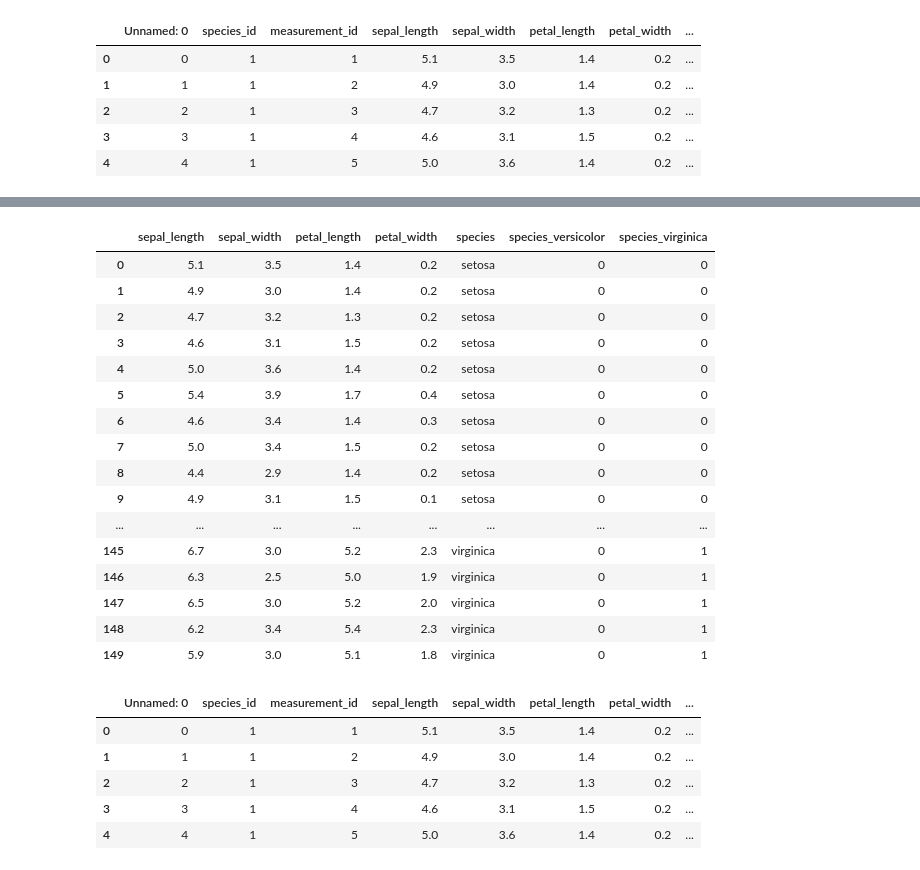
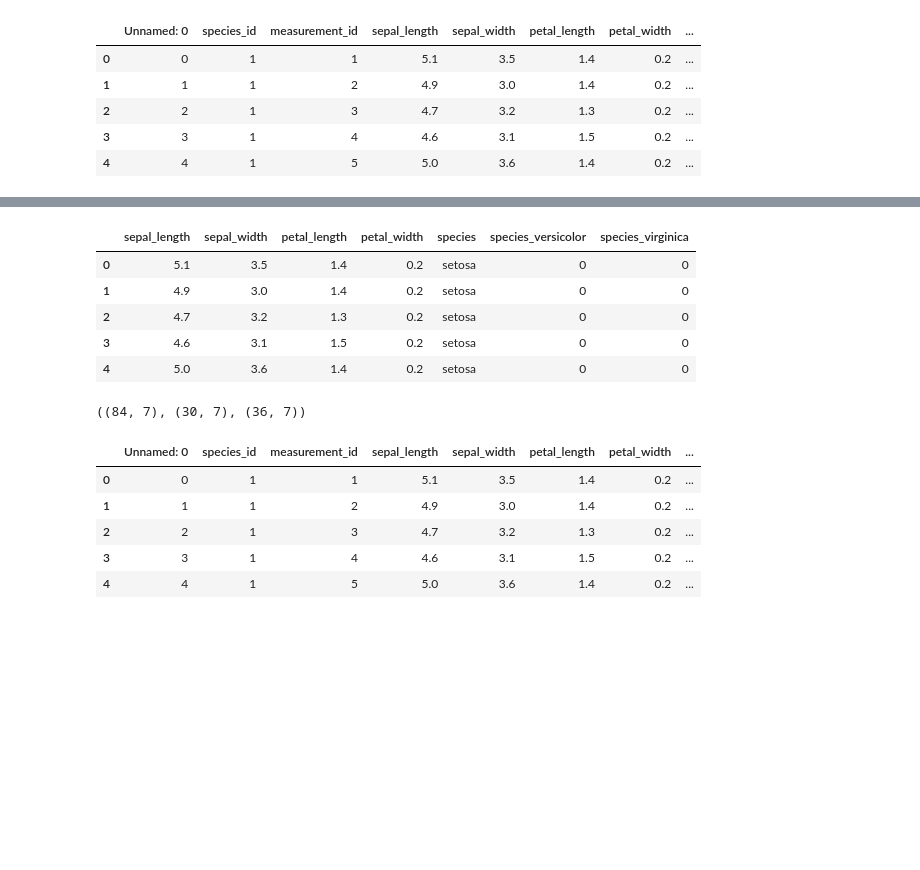
Before and after one commit to lochlynlaskowski/classification-exercises, a Jupyter notebook: classification_exercises..ipynb, the cells around one changed output, grey strips where cells are left out. Saved outputs shown, nothing was run; the diff lists cells and outputs as text; code cells hidden in the pictures; blank space fills up the shorter version.

Commit message:
updated train, test, validate

```diff
--- a/classification_exercises..ipynb
+++ b/classification_exercises..ipynb
@@ -249,8 +249,8 @@ import acquire
 # %%
 from acquire import get_iris_data
 # %%
-df_iris = get_iris_data()
-df_iris.head()
+df = get_iris_data()
+df.head()
 # %% [output]
 |  | Unnamed: 0 | species_id | measurement_id | sepal_length | sepal_width | petal_length | petal_width | ... |
 | 0 | 0 | 1 | 1 | 5.1 | 3.5 | 1.4 | 0.2 | ... |
@@ -263,3 +263,2 @@ columns_to_drop = ['species_id', 'Unnamed: 0', 'measurement_id']
 # %%
-df_iris = df_iris.drop(columns = columns_to_drop)
-df_iris
+df = df.drop(columns = columns_to_drop)
@@ -284,6 +265,6 @@ df_iris
 # %%
-df_iris.rename(columns = {'species_name':'species'}, inplace = True)
-df_iris
+df.rename(columns = {'species_name':'species'}, inplace = True)
+df.head()
 # %% [output]
 |  | sepal_length | sepal_width | petal_length | petal_width | species |
 | 0 | 5.1 | 3.5 | 1.4 | 0.2 | setosa |
@@ -305,6 +275,6 @@ df_iris
 # %%
-dummy_df = pd.get_dummies(df_iris[['species']],dummy_na=False, drop_first=[True])
-dummy_df
+dummy_df = pd.get_dummies(df[['species']],dummy_na=False, drop_first=[True])
+dummy_df.head()
 # %% [output]
 |  | species_versicolor | species_virginica |
 | 0 | 0 | 0 |
@@ -326,21 +285,10 @@ dummy_df
 # %%
-df_iris = pd.concat([df_iris, dummy_df], axis=1)
-df_iris
+df = pd.concat([df, dummy_df], axis=1)
+df.head()
 # %% [output]
 |  | sepal_length | sepal_width | petal_length | petal_width | species | species_versicolor | species_virginica |
 | 0 | 5.1 | 3.5 | 1.4 | 0.2 | setosa | 0 | 0 |
 | 1 | 4.9 | 3.0 | 1.4 | 0.2 | setosa | 0 | 0 |
 | 2 | 4.7 | 3.2 | 1.3 | 0.2 | setosa | 0 | 0 |
 | 3 | 4.6 | 3.1 | 1.5 | 0.2 | setosa | 0 | 0 |
 | 4 | 5.0 | 3.6 | 1.4 | 0.2 | setosa | 0 | 0 |
-| 5 | 5.4 | 3.9 | 1.7 | 0.4 | setosa | 0 | 0 |
-| 6 | 4.6 | 3.4 | 1.4 | 0.3 | setosa | 0 | 0 |
-| 7 | 5.0 | 3.4 | 1.5 | 0.2 | setosa | 0 | 0 |
-| 8 | 4.4 | 2.9 | 1.4 | 0.2 | setosa | 0 | 0 |
-| 9 | 4.9 | 3.1 | 1.5 | 0.1 | setosa | 0 | 0 |
-| ... | ... | ... | ... | ... | ... | ... | ... |
-| 145 | 6.7 | 3.0 | 5.2 | 2.3 | virginica | 0 | 1 |
-| 146 | 6.3 | 2.5 | 5.0 | 1.9 | virginica | 0 | 1 |
-| 147 | 6.5 | 3.0 | 5.2 | 2.0 | virginica | 0 | 1 |
-| 148 | 6.2 | 3.4 | 5.4 | 2.3 | virginica | 0 | 1 |
-| 149 | 5.9 | 3.0 | 5.1 | 1.8 | virginica | 0 | 1 |
@@ -347,3 +298,7 @@ df_iris
+# %%
+train.shape, test.shape, validate.shape
+# %% [output]
+((84, 7), (30, 7), (36, 7))
 # %%
 def prep_iris(df):
     columns_to_drop = ['species_id', 'Unnamed: 0', 'measurement_id']
```
Also changed, not shown: parts of 9 cells of this notebook.
